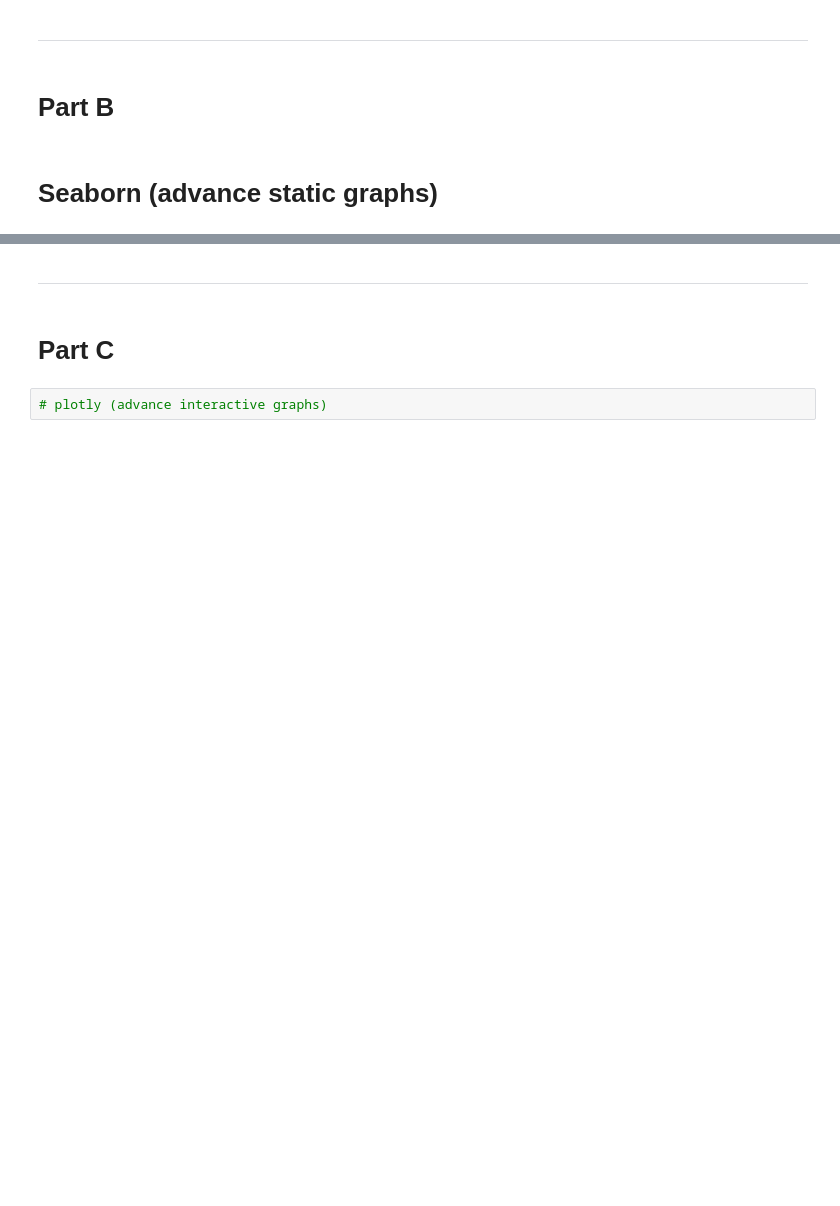
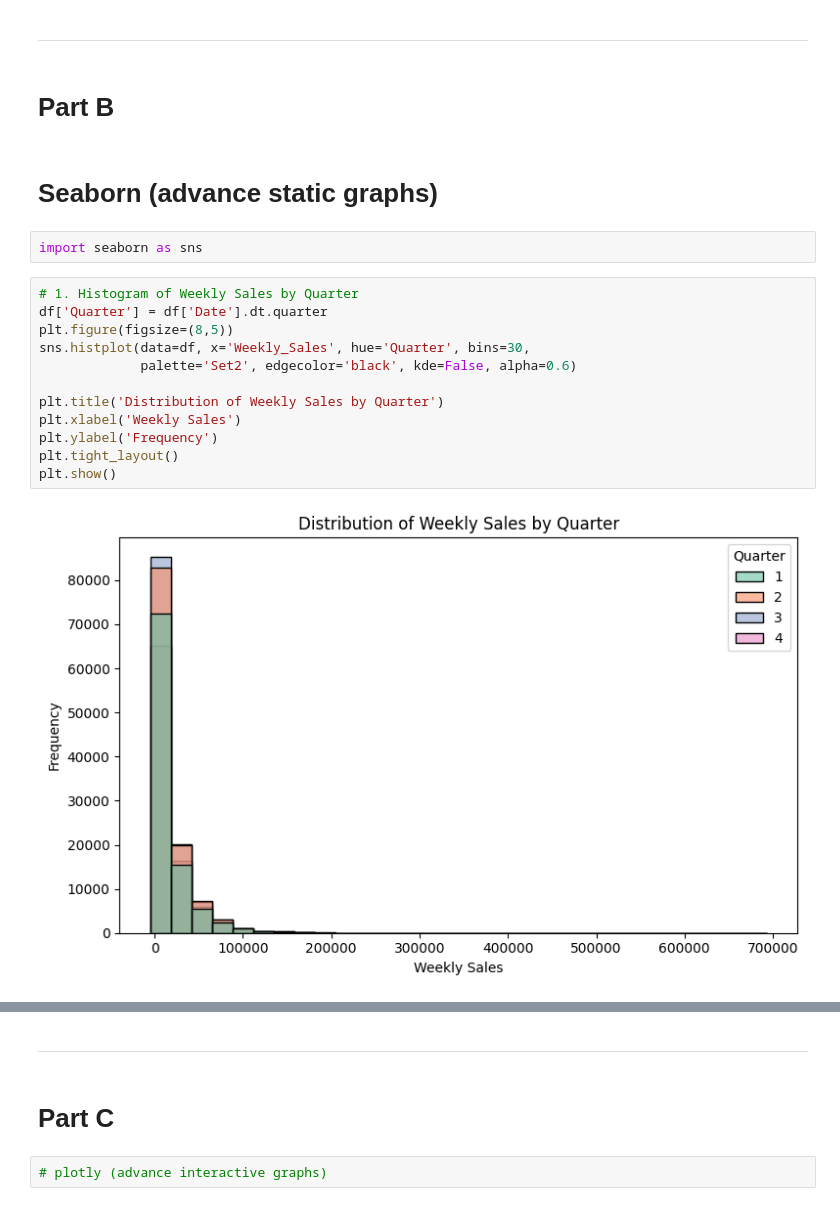
Before and after one commit to ka-kwok/hackathon1-retail-sales-data-analysis, a Jupyter notebook: jupyter_notebooks/data_visualization.ipynb, the cells around one changed output, grey strips where cells are left out. Cells and saved outputs as stored; diff of their text form; blank space fills up the shorter version.

```diff
--- a/jupyter_notebooks/data_visualization.ipynb
+++ b/jupyter_notebooks/data_visualization.ipynb
@@ -54,3 +136,19 @@ current_dir
 # Part B
 # %% [markdown]
 # Seaborn (advance static graphs)
+# %%
+import seaborn as sns
+# %%
+# 1. Histogram of Weekly Sales by Quarter
+df['Quarter'] = df['Date'].dt.quarter
+plt.figure(figsize=(8,5))
+sns.histplot(data=df, x='Weekly_Sales', hue='Quarter', bins=30,
+             palette='Set2', edgecolor='black', kde=False, alpha=0.6)
+
+plt.title('Distribution of Weekly Sales by Quarter')
+plt.xlabel('Weekly Sales')
+plt.ylabel('Frequency')
+plt.tight_layout()
+plt.show()
+# %% [output]
+[figure, added]
```
Also changed, not shown: parts of 15 cells of this notebook, 1 other file.
